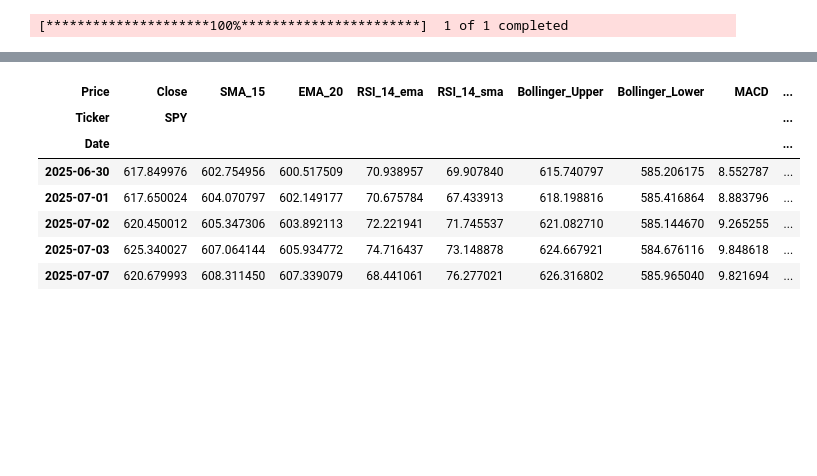
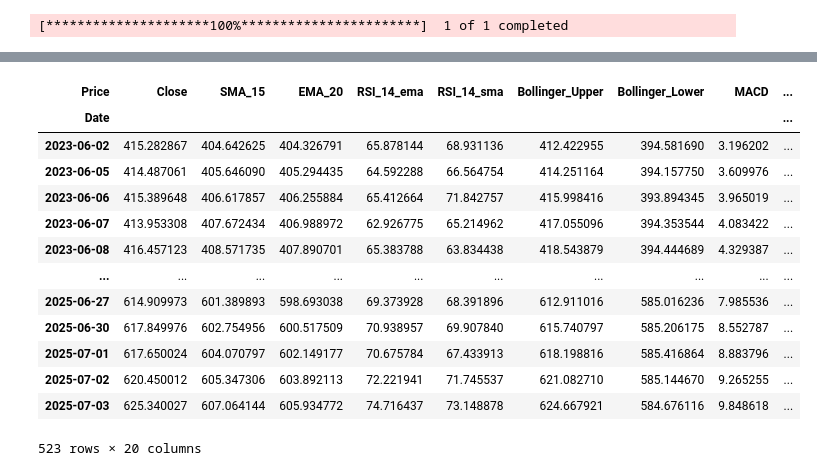
Before and after one commit to eliashuber2401/Machine-Learning-Project-Finance, a Jupyter notebook: Project main/Technical_Indicators.ipynb, the cells around one changed output, grey strips where cells are left out. Cells and saved outputs as stored; diff of their text form; code cells hidden in the pictures; blank space fills up the shorter version.

```diff
--- a/Project main/Technical_Indicators.ipynb
+++ b/Project main/Technical_Indicators.ipynb
@@ -486,18 +381,23 @@ raw_data
 # %%
-
-raw_data['rbf_svm_pred'] = raw_data['rbf_svm_pred'].shift(-1)
-raw_data.tail(5)
+raw_data['rbf_svm_pred'] = raw_data['rbf_svm_pred'].shift(1)
+raw_data.dropna(inplace=True)
 raw_data['strategy_return'] = raw_data['Daily_Return'] * raw_data['rbf_svm_pred']
 raw_data['cumulative_strategy'] = (1 + raw_data['strategy_return']).cumprod()
 raw_data['cumulative_asset'] = (1 + raw_data['Daily_Return']).cumprod()
-# %%
-raw_data.tail(5)
-# %% [output]
-| Price | Close | SMA_15 | EMA_20 | RSI_14_ema | RSI_14_sma | Bollinger_Upper | Bollinger_Lower | MACD | ... |
-| Ticker | SPY |  |  |  |  |  |  |  | ... |
-| Date |  |  |  |  |  |  |  |  | ... |
-| 2025-06-30 | 617.849976 | 602.754956 | 600.517509 | 70.938957 | 69.907840 | 615.740797 | 585.206175 | 8.552787 | ... |
-| 2025-07-01 | 617.650024 | 604.070797 | 602.149177 | 70.675784 | 67.433913 | 618.198816 | 585.416864 | 8.883796 | ... |
-| 2025-07-02 | 620.450012 | 605.347306 | 603.892113 | 72.221941 | 71.745537 | 621.082710 | 585.144670 | 9.265255 | ... |
-| 2025-07-03 | 625.340027 | 607.064144 | 605.934772 | 74.716437 | 73.148878 | 624.667921 | 584.676116 | 9.848618 | ... |
-| 2025-07-07 | 620.679993 | 608.311450 | 607.339079 | 68.441061 | 76.277021 | 626.316802 | 585.965040 | 9.821694 | ... |
+# %%
+raw_data
+# %% [output]
+| Price | Close | SMA_15 | EMA_20 | RSI_14_ema | RSI_14_sma | Bollinger_Upper | Bollinger_Lower | MACD | ... |
+| Date |  |  |  |  |  |  |  |  | ... |
+| 2023-06-02 | 415.282867 | 404.642625 | 404.326791 | 65.878144 | 68.931136 | 412.422955 | 394.581690 | 3.196202 | ... |
+| 2023-06-05 | 414.487061 | 405.646090 | 405.294435 | 64.592288 | 66.564754 | 414.251164 | 394.157750 | 3.609976 | ... |
+| 2023-06-06 | 415.389648 | 406.617857 | 406.255884 | 65.412664 | 71.842757 | 415.998416 | 393.894345 | 3.965019 | ... |
+| 2023-06-07 | 413.953308 | 407.672434 | 406.988972 | 62.926775 | 65.214962 | 417.055096 | 394.353544 | 4.083422 | ... |
+| 2023-06-08 | 416.457123 | 408.571735 | 407.890701 | 65.383788 | 63.834438 | 418.543879 | 394.444689 | 4.329387 | ... |
+| ... | ... | ... | ... | ... | ... | ... | ... | ... | ... |
+| 2025-06-27 | 614.909973 | 601.389893 | 598.693038 | 69.373928 | 68.391896 | 612.911016 | 585.016236 | 7.985536 | ... |
+| 2025-06-30 | 617.849976 | 602.754956 | 600.517509 | 70.938957 | 69.907840 | 615.740797 | 585.206175 | 8.552787 | ... |
+| 2025-07-01 | 617.650024 | 604.070797 | 602.149177 | 70.675784 | 67.433913 | 618.198816 | 585.416864 | 8.883796 | ... |
+| 2025-07-02 | 620.450012 | 605.347306 | 603.892113 | 72.221941 | 71.745537 | 621.082710 | 585.144670 | 9.265255 | ... |
+| 2025-07-03 | 625.340027 | 607.064144 | 605.934772 | 74.716437 | 73.148878 | 624.667921 | 584.676116 | 9.848618 | ... |
+523 rows × 20 columns
```
Also changed, not shown: parts of 16 cells of this notebook.
